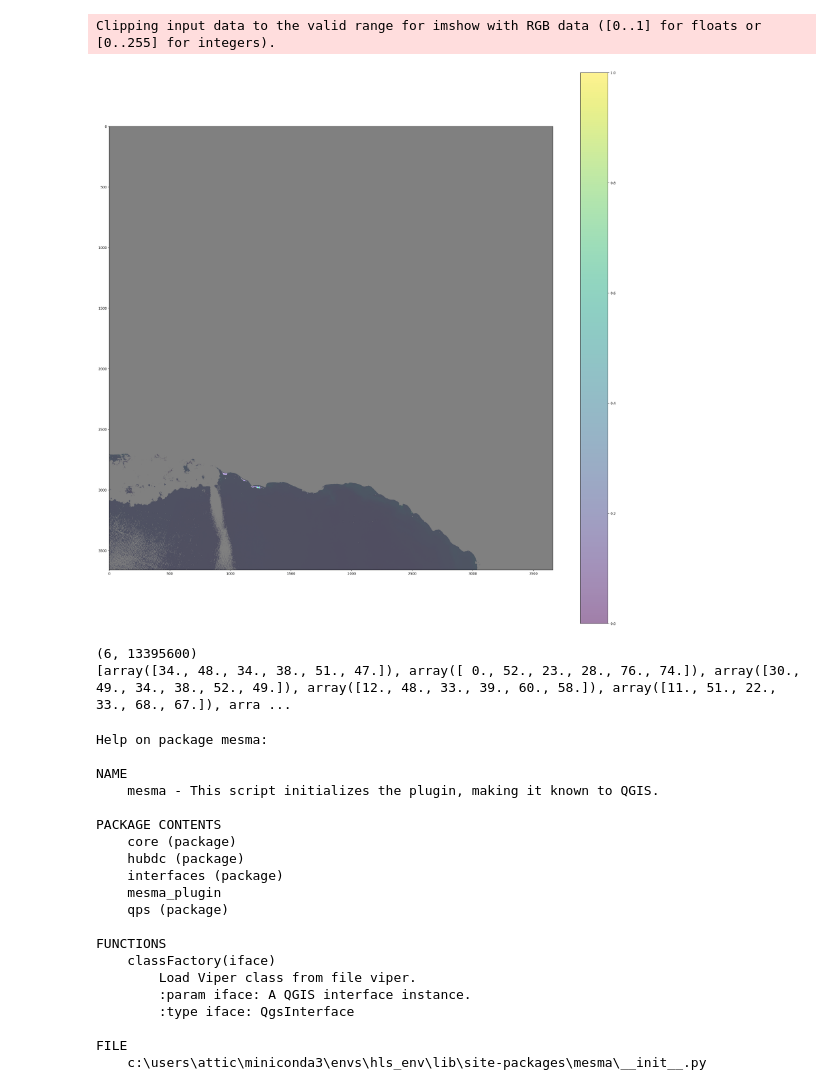
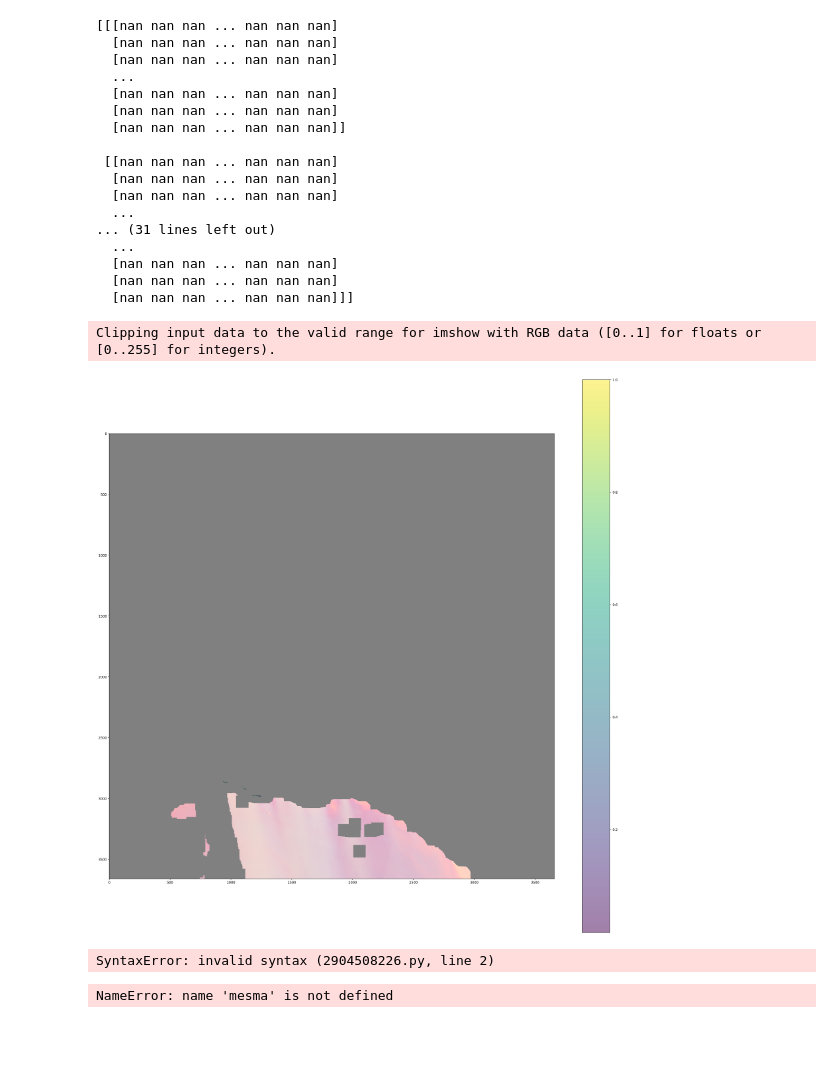
Before and after one commit to atticus-cummings/HLS_Kelp, a Jupyter notebook: mesma_dev.ipynb, the cells around one changed output. Saved outputs shown, nothing was run; the diff lists cells and outputs as text; code cells hidden in the pictures; blank space fills up the shorter version.

Commit message:
Create dilated ocean mask for MESMA ocean EM sample

```diff
--- a/mesma_dev.ipynb
+++ b/mesma_dev.ipynb
@@ -8,34 +9,56 @@ import random
 # %%
 path = r'C:\Users\attic\HLS_Kelp\imagery\rf_training\HLS.L30.T11SKU.2018106T183324.v2.0_kelp_classified.tif'
+ocean_dilation = np.ones((100,100)) #Struct for dilation (increase to enlarge non-ocean mask) larger --> takes longer
 with rasterio.open(path) as imagery:
     classified_img = imagery.read(7)
     kelp_mask  = []
     ocean_mask = []
+    ocean_dilated = np.where(classified_img == 1, False, True)
+    ocean_dilated = binary_dilation(ocean_dilated, structure=ocean_dilation) #This takes ~25 seconds. Should look to optimize
     for i in range(6):
         band_data = imagery.read(i + 1)
         kmask = np.where(classified_img !=0, np.nan, band_data)
-        omask = np.where(classified_img != 1, np.nan, band_data)
+        omask = np.where(ocean_dilated == False, band_data, np.nan)
         kelp_mask.append(kmask)
         ocean_mask.append(omask)
+
     kelp_mask = np.array(kelp_mask)
     ocean_mask = np.array(ocean_mask)
-#print(classified_img)
-rgb_nor = np.stack([kelp_mask[1]/60,kelp_mask[2]/60,kelp_mask[3]/60], axis=-1)
+    #print(ocean_mask)
+
+rgb_nor = np.stack([ocean_mask[1]/60,ocean_mask[2]/60,ocean_mask[3]/60], axis=-1)
 rgb_nor_cropped = rgb_nor
 #print(kelp_mask)
 rgb_nor_cropped = np.ma.masked_where(np.isnan(rgb_nor_cropped), rgb_nor_cropped)
-image = ocean_mask[1]
+image = kelp_mask[1]
 plt.figure(figsize=(30, 30), dpi=200)
 plt.imshow(image, alpha=.5)
 plt.imshow(rgb_nor_cropped, alpha=.5)
 plt.colorbar()
 plt.show()
 # %% [output]
-Clipping input data to the valid range for imshow with RGB data ([0..1] for floats or [0..255] for integers).
+[[[nan nan nan ... nan nan nan]
+  [nan nan nan ... nan nan nan]
+  [nan nan nan ... nan nan nan]
+  ...
+  [nan nan nan ... nan nan nan]
+  [nan nan nan ... nan nan nan]
+  [nan nan nan ... nan nan nan]]
+
+ [[nan nan nan ... nan nan nan]
+  [nan nan nan ... nan nan nan]
+  [nan nan nan ... nan nan nan]
+  ...
+... (31 lines left out)
+  ...
+  [nan nan nan ... nan nan nan]
+  [nan nan nan ... nan nan nan]
+  [nan nan nan ... nan nan nan]]]
+Clipping input data to the valid range for imshow with RGB data ([0..1] for floats or [0..255] for integers).
-[figure, old version]
+[figure, new version]
 # %%
 ocean_EM = []
- Kelp = [459; 556; 437; 1227]
+Kelp = [459; 556; 437; 1227]
 kelp_EM
 ocean_EM_n = 0
 ocean_data = ocean_mask.reshape(ocean_mask.shape[0], -1)
@@ -47,30 +70,10 @@ for i in range(30):
      ocean_EM.append(ocean_data[:,index])
 print(ocean_EM)
 # %% [output]
-(6, 13395600)
-[array([34., 48., 34., 38., 51., 47.]), array([ 0., 52., 23., 28., 76., 74.]), array([30., 49., 34., 38., 52., 49.]), array([12., 48., 33., 39., 60., 58.]), array([11., 51., 22., 33., 68., 67.]), arra ...
+SyntaxError: invalid syntax (2904508226.py, line 2)
 # %%
 help(mesma)
-
+mesma
 help(execute)
 # %% [output]
-Help on package mesma:
-
-NAME
-    mesma - This script initializes the plugin, making it known to QGIS.
-
-PACKAGE CONTENTS
-    core (package)
-    hubdc (package)
-    interfaces (package)
-    mesma_plugin
-    qps (package)
-
-FUNCTIONS
-    classFactory(iface)
-        Load Viper class from file viper.
-        :param iface: A QGIS interface instance.
-        :type iface: QgsInterface
-
-FILE
-    c:\users\attic\miniconda3\envs\hls_env\lib\site-packages\mesma\__init__.py
+NameError: name 'mesma' is not defined
```
Also changed, not shown: parts of 1 cell of this notebook, 2 other files.
